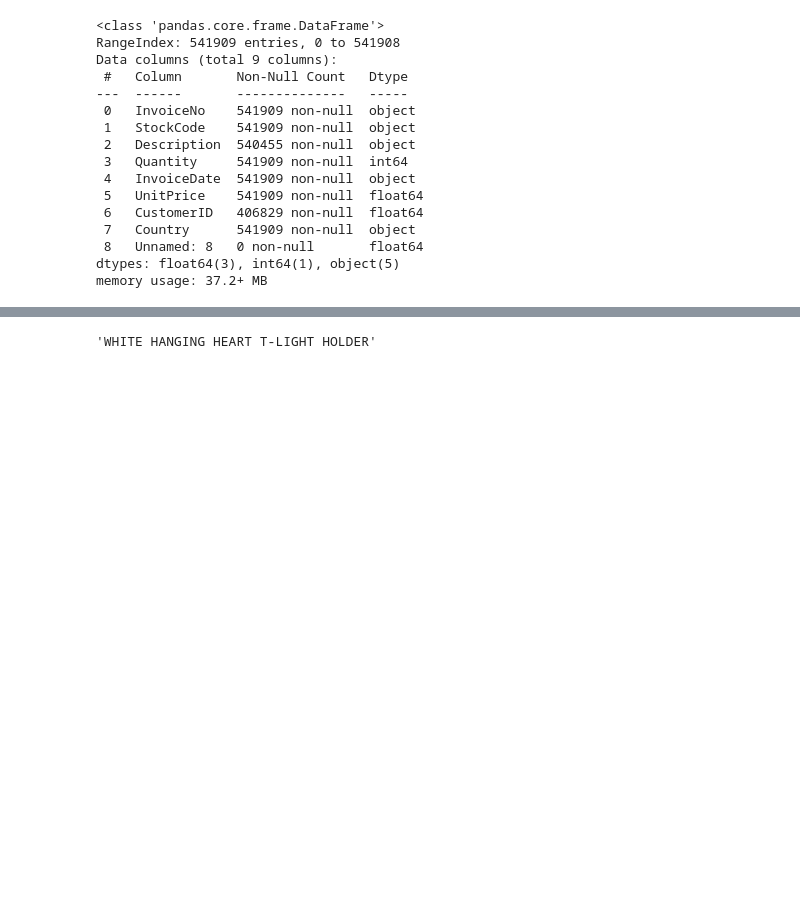
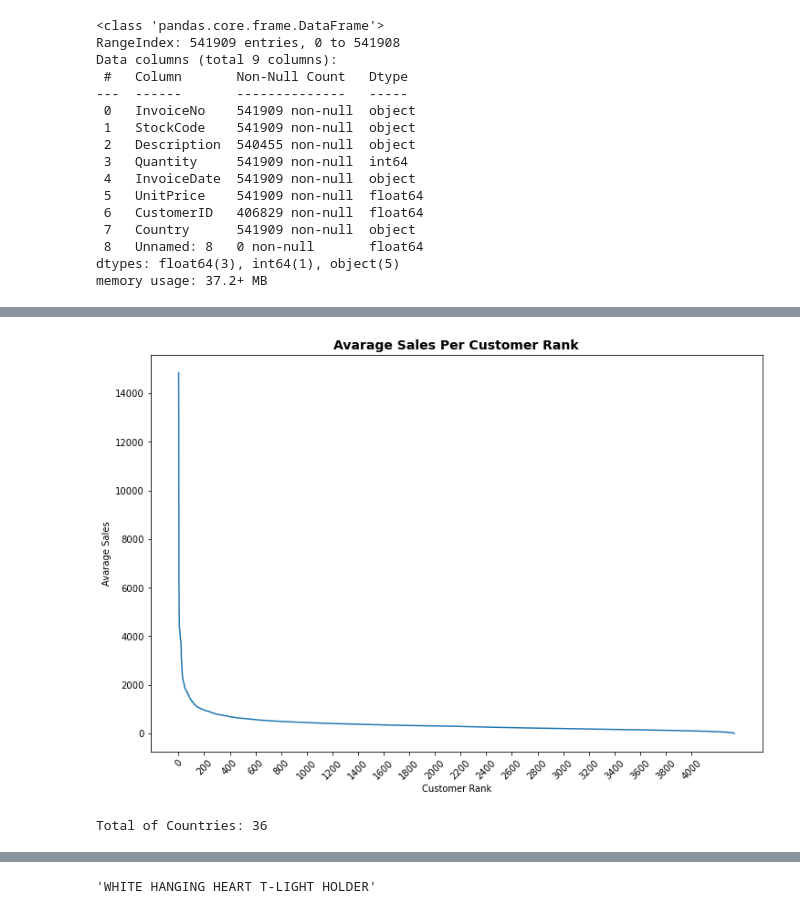
Before and after one commit to alyssonvidal/E-Commerce-Clusterization, a Jupyter notebook: notebooks/part02_eda.ipynb, the cells around one changed output, grey strips where cells are left out. Cells and saved outputs as stored; diff of their text form; code cells hidden in the pictures; blank space fills up the shorter version.

```diff
--- a/notebooks/part02_eda.ipynb
+++ b/notebooks/part02_eda.ipynb
@@ -22,0 +139,16 @@ from PIL import Image
+# %%
+zipsorted = sales_per_customer.sort_values(by='Total',ascending=False)
+zipsorted['Rank'] = np.divmod(np.arange(len(zipsorted)), 1)[0]+1
+zipsorted['Total'] = zipsorted['Total'].round(2)
+#di.export(zipsorted,'../images/df_rank_sales.png', max_rows=10)
+# %%
+plt.figure(figsize=(12,8))
+plt.title('Avarage Sales Per Customer Rank', fontsize=14, fontweight='bold')
+sns.lineplot(x='Rank', y='Total', data=zipsorted)
+plt.xlabel('Customer Rank')
+plt.ylabel('Avarage Sales')
+plt.xticks(np.arange(0,4200,200), rotation=45)
+plt.savefig("..//images//sales_rank.png")
+plt.show()
+# %% [output]
+[figure, added]
@@ -22,0 +166,4 @@ from PIL import Image
+# %%
+print("Total of Countries:", data_eda['Country'].nunique()-1)
+# %% [output]
+Total of Countries: 36
```
Also changed, not shown: parts of 28 cells of this notebook, 11 other files.
